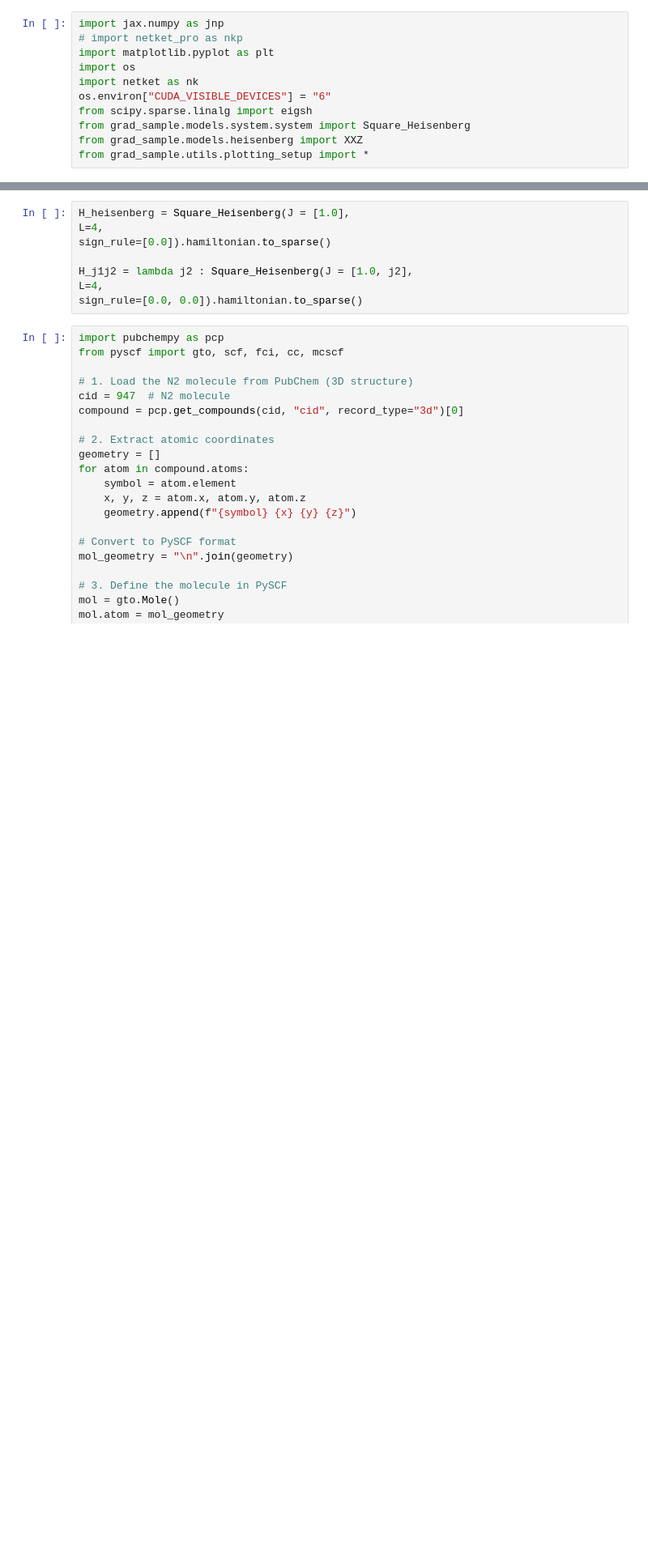
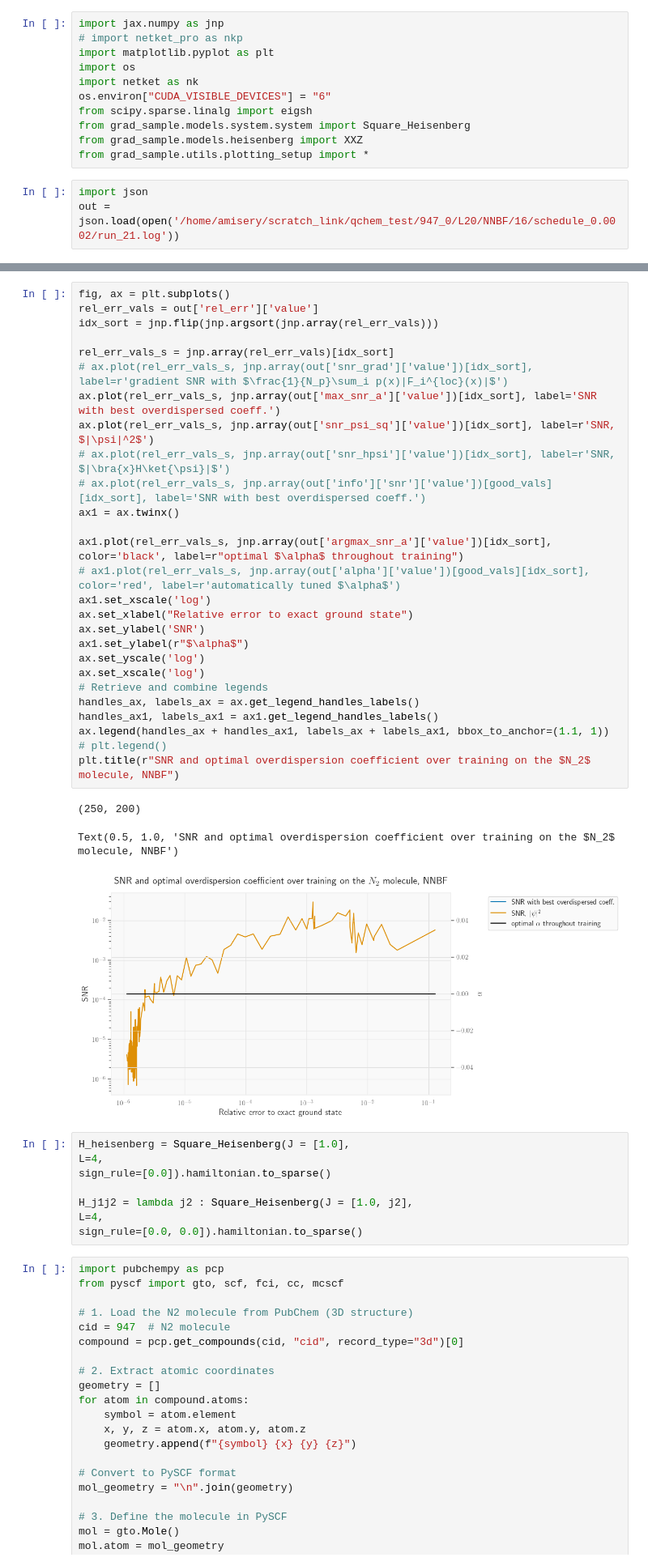
Before and after one commit to AntoineMsy/grad_sample, a Jupyter notebook: notebooks/gs_amplitudes.ipynb, the cells around one changed output, grey strips where cells are left out. Shown at 81% size. Cells and saved outputs as stored; diff of their text form; blank space fills up the shorter version.

Commit message:
add snr analysis notebook, fix code for qchem

```diff
--- a/notebooks/gs_amplitudes.ipynb
+++ b/notebooks/gs_amplitudes.ipynb
@@ -9,3 +9,6 @@ from scipy.sparse.linalg import eigsh
 from grad_sample.models.system.system import Square_Heisenberg
 from grad_sample.models.heisenberg import XXZ
 from grad_sample.utils.plotting_setup import *
+# %%
+import json
+out = json.load(open('/home/amisery/scratch_link/qchem_test/947_0/L20/NNBF/16/schedule_0.0002/run_21.log'))
@@ -12,3 +41,34 @@ from grad_sample.utils.plotting_setup import *
+# %%
+fig, ax = plt.subplots()
+rel_err_vals = out['rel_err']['value']
+idx_sort = jnp.flip(jnp.argsort(jnp.array(rel_err_vals)))
+
+rel_err_vals_s = jnp.array(rel_err_vals)[idx_sort]
+# ax.plot(rel_err_vals_s, jnp.array(out['snr_grad']['value'])[idx_sort], label=r'gradient SNR with $\frac{1}{N_p}\sum_i p(x)|F_i^{loc}(x)|$')
+ax.plot(rel_err_vals_s, jnp.array(out['max_snr_a']['value'])[idx_sort], label='SNR with best overdispersed coeff.')
+ax.plot(rel_err_vals_s, jnp.array(out['snr_psi_sq']['value'])[idx_sort], label=r'SNR, $|\psi|^2$')
+# ax.plot(rel_err_vals_s, jnp.array(out['snr_hpsi']['value'])[idx_sort], label=r'SNR, $|\bra{x}H\ket{\psi}|$')
+# ax.plot(rel_err_vals_s, jnp.array(out['info']['snr']['value'])[good_vals][idx_sort], label='SNR with best overdispersed coeff.')
+ax1 = ax.twinx()
+
+ax1.plot(rel_err_vals_s, jnp.array(out['argmax_snr_a']['value'])[idx_sort], color='black', label=r"optimal $\alpha$ throughout training")
+# ax1.plot(rel_err_vals_s, jnp.array(out['alpha']['value'])[good_vals][idx_sort], color='red', label=r'automatically tuned $\alpha$')
+ax1.set_xscale('log')
+ax.set_xlabel("Relative error to exact ground state")
+ax.set_ylabel('SNR')
+ax1.set_ylabel(r"$\alpha$")
+ax.set_yscale('log')
+ax.set_xscale('log')
+# Retrieve and combine legends
+handles_ax, labels_ax = ax.get_legend_handles_labels()
+handles_ax1, labels_ax1 = ax1.get_legend_handles_labels()
+ax.legend(handles_ax + handles_ax1, labels_ax + labels_ax1, bbox_to_anchor=(1.1, 1))
+# plt.legend()
+plt.title(r"SNR and optimal overdispersion coefficient over training on the $N_2$ molecule, NNBF")
+# %% [output]
+(250, 200)
+Text(0.5, 1.0, 'SNR and optimal overdispersion coefficient over training on the $N_2$ molecule, NNBF')
+[figure, added]
 # %%
 H_heisenberg = Square_Heisenberg(J = [1.0],
 L=4,
```
Also changed, not shown: parts of 4 cells of this notebook, 5 other files.
